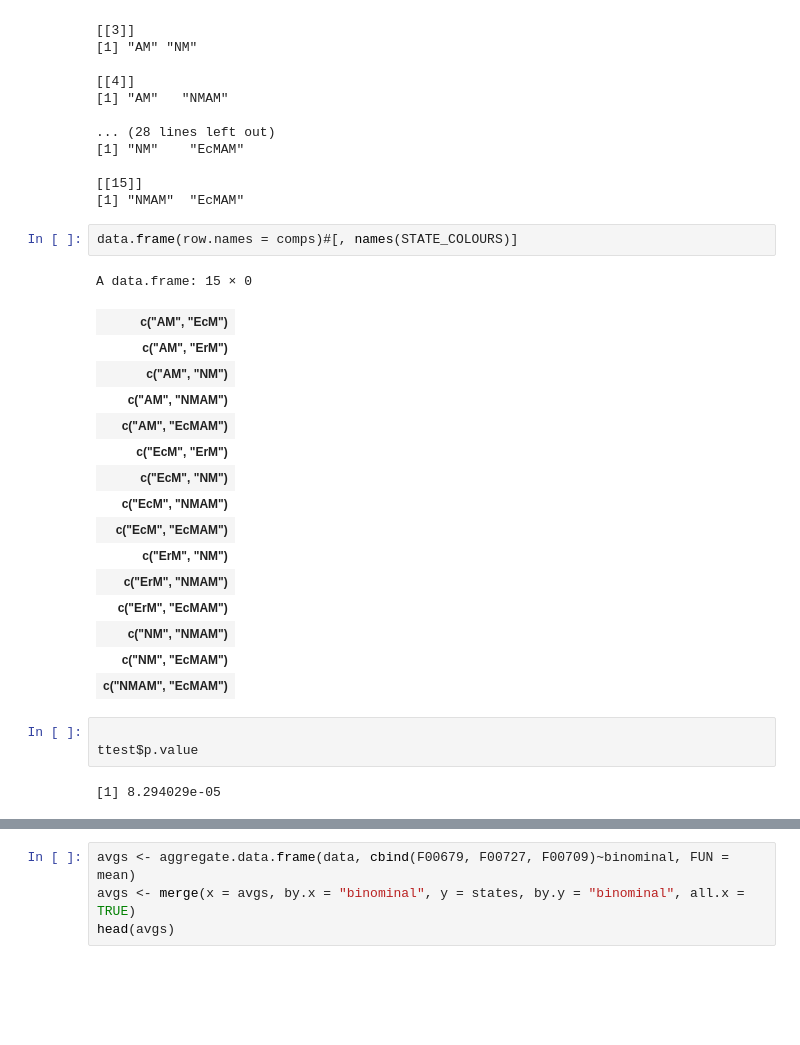
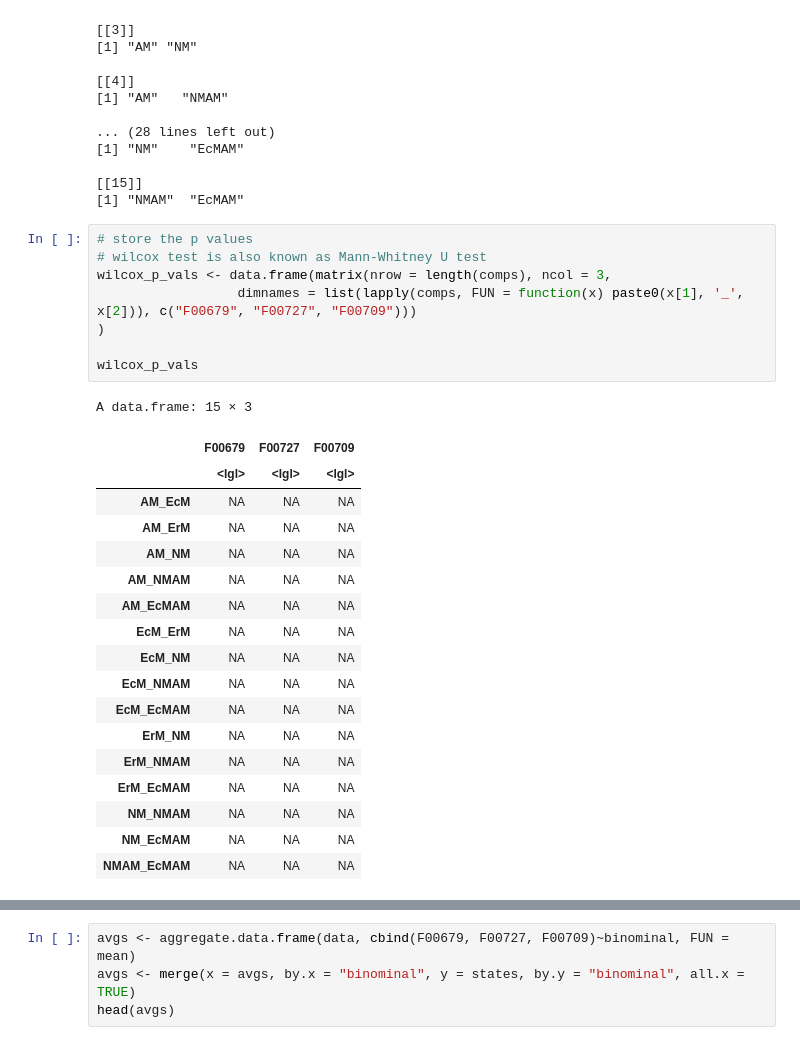
Before and after one commit to anoban/phd, a Jupyter notebook: R/notebooks/states.ipynb, the cells around one changed output, grey strips where cells are left out. Saved outputs shown, nothing was run; the diff lists cells and outputs as text; blank space fills up the shorter version.

```diff
--- a/R/notebooks/states.ipynb
+++ b/R/notebooks/states.ipynb
@@ -64,29 +64,32 @@ comps
 [[15]]
 [1] "NMAM"  "EcMAM"
 # %%
-data.frame(row.names = comps)#[, names(STATE_COLOURS)]
+# store the p values
+# wilcox test is also known as Mann-Whitney U test
+wilcox_p_vals <- data.frame(matrix(nrow = length(comps), ncol = 3,
+                  dimnames = list(lapply(comps, FUN = function(x) paste0(x[1], '_', x[2])), c("F00679", "F00727", "F00709")))
+)
+
+wilcox_p_vals
 # %% [output]
-A data.frame: 15 × 0
+A data.frame: 15 × 3
-| c("AM", "EcM") |
-| c("AM", "ErM") |
-| c("AM", "NM") |
-| c("AM", "NMAM") |
-| c("AM", "EcMAM") |
-| c("EcM", "ErM") |
-| c("EcM", "NM") |
-| c("EcM", "NMAM") |
-| c("EcM", "EcMAM") |
-| c("ErM", "NM") |
-| c("ErM", "NMAM") |
-| c("ErM", "EcMAM") |
-| c("NM", "NMAM") |
-| c("NM", "EcMAM") |
-| c("NMAM", "EcMAM") |
+|  | F00679 | F00727 | F00709 |
+|  | <lgl> | <lgl> | <lgl> |
+| AM_EcM | NA | NA | NA |
+| AM_ErM | NA | NA | NA |
+| AM_NM | NA | NA | NA |
+| AM_NMAM | NA | NA | NA |
+| AM_EcMAM | NA | NA | NA |
+| EcM_ErM | NA | NA | NA |
+| EcM_NM | NA | NA | NA |
+| EcM_NMAM | NA | NA | NA |
+| EcM_EcMAM | NA | NA | NA |
+| ErM_NM | NA | NA | NA |
+| ErM_NMAM | NA | NA | NA |
+| ErM_EcMAM | NA | NA | NA |
+| NM_NMAM | NA | NA | NA |
+| NM_EcMAM | NA | NA | NA |
+| NMAM_EcMAM | NA | NA | NA |
-# %%
-
-ttest$p.value
-# %% [output]
-[1] 8.294029e-05
 # %%
 # figure out for each trait which state pairs show significantly difference means
 
```
Also changed, not shown: parts of 6 cells of this notebook.
